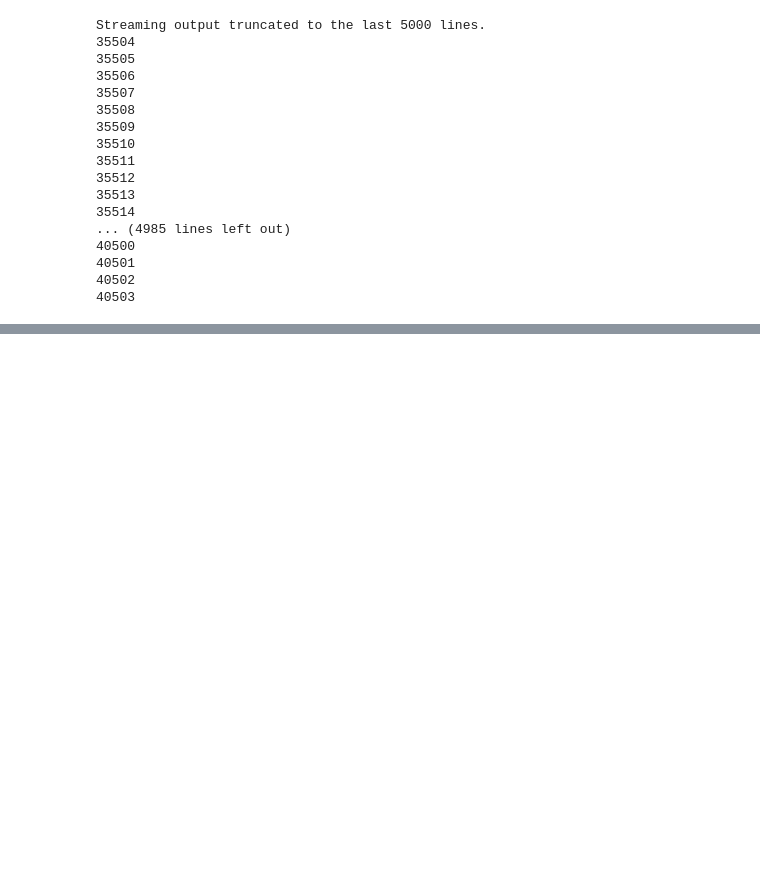
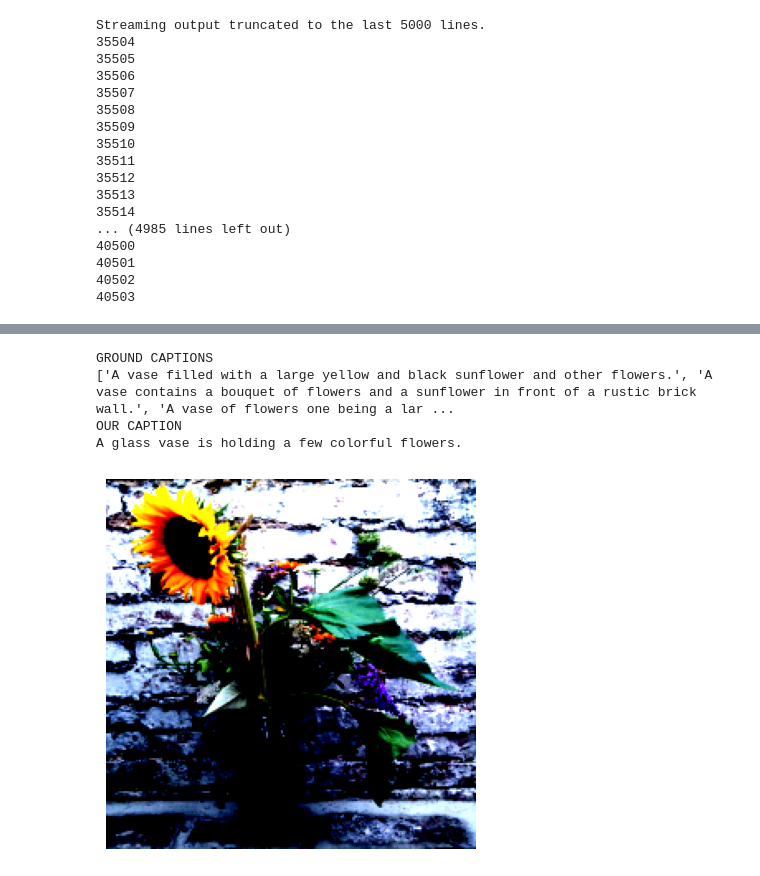
Before and after one commit to oops-moment/SMAI-SEM6, a Jupyter notebook: rollnumber_A1/rollnumber_A1_Q2/Q2.ipynb, the cells around one changed output, grey strips where cells are left out. Drawn from its saved outputs; the diff is of its cells as text; code cells hidden in the pictures; blank space fills up the shorter version.

```diff
--- a/rollnumber_A1/rollnumber_A1_Q2/Q2.ipynb
+++ b/rollnumber_A1/rollnumber_A1_Q2/Q2.ipynb
@@ -409,0 +494,22 @@ Accuracy (v2): 0.28449150762621117
+# %%
+import matplotlib.pyplot as plt
+import torchvision.transforms as transforms
+
+
+imagee_tensor1,actual_captions1=coco_dset[465]
+img_array1 = imagee_tensor1.numpy()
+
+# If the image tensor is in CHW format (channels, height, width), transpose it to HWC format
+if img_array1.shape[0] == 3:
+    img_array = img_array1.transpose(1, 2, 0)
+print("GROUND CAPTIONS")
+print(knn_results[465]['ground_captions'])
+print("OUR CAPTION")
+print(knn_results[465]['our_caption'])
+# Create a plot
+plt.imshow(img_array)
+plt.axis('off')
+
+# Show the plot
+plt.show()
+# %% [output]
@@ -409,0 +517,5 @@ Accuracy (v2): 0.28449150762621117
+GROUND CAPTIONS
+['A vase filled with a large yellow and black sunflower and other flowers.', 'A vase contains a bouquet of flowers and a sunflower in front of a rustic brick wall.', 'A vase of flowers one being a lar ...
+OUR CAPTION
+A glass vase is holding a few colorful flowers.
+[figure, added]
```
Also changed, not shown: parts of 17 cells of this notebook, 1 other file.
